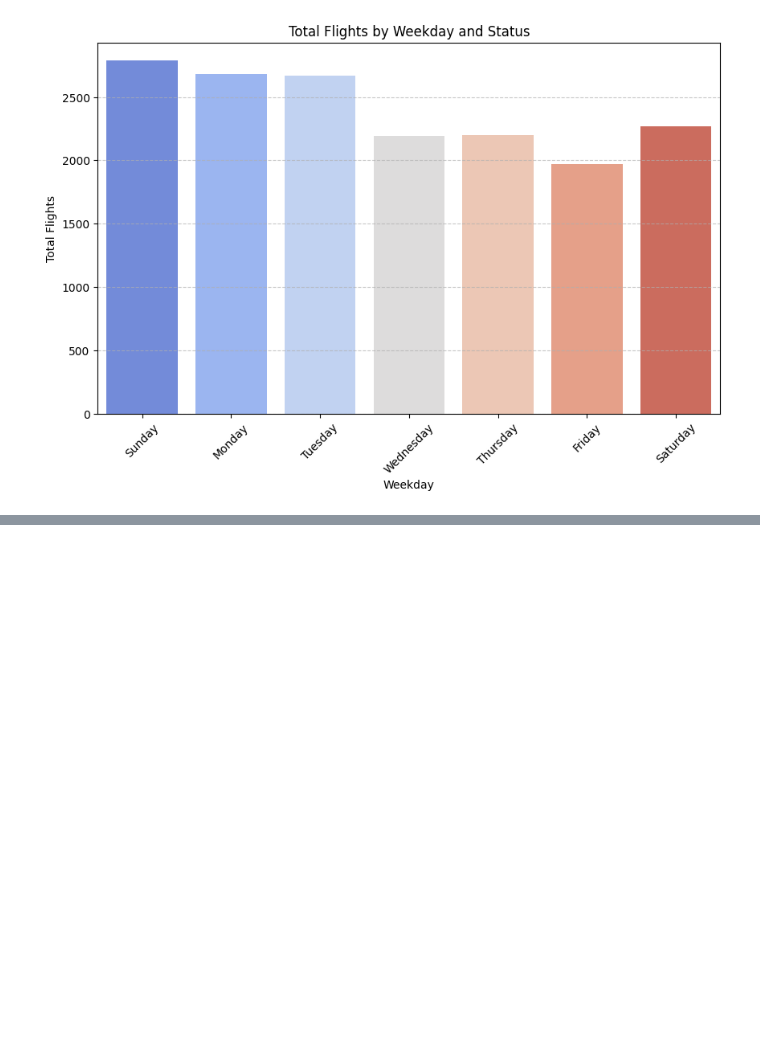
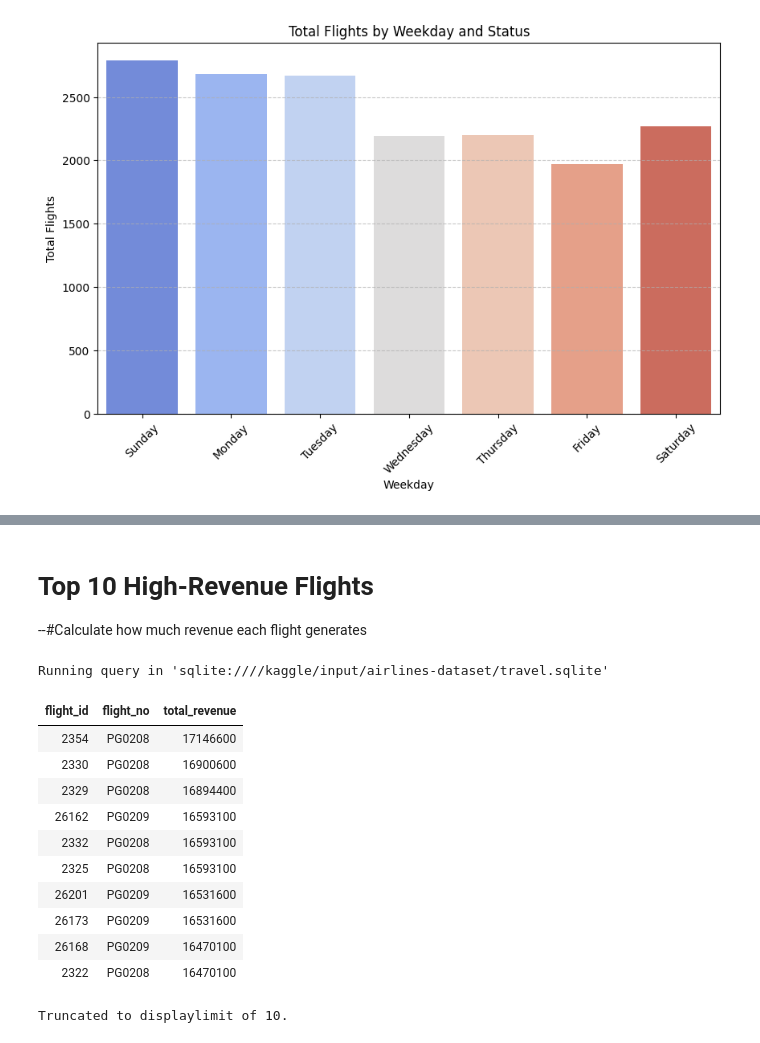
Before and after one commit to Daviedavie100/SQL_Projects, a Jupyter notebook: Airlines_EDA.ipynb, the cells around one changed output, grey strips where cells are left out. Drawn from its saved outputs; the diff is of its cells as text; code cells hidden in the pictures; blank space fills up the shorter version.

Commit message:
Kaggle Notebook | Airlines dataset: EDA and Viz using SQL & Python | Version 18

```diff
--- a/Airlines_EDA.ipynb
+++ b/Airlines_EDA.ipynb
@@ -684,0 +688,42 @@ plt.show()
+# %% [markdown]
+# Top 10 High-Revenue Flights
+--#Calculate how much revenue each flight generates
+# %%
+%%sql
+-- Top 10 High-Revenue Flights
+SELECT ac.flight_id,
+        ac.flight_no,
+        SUM(ac.amount) AS total_revenue
+FROM (
+SELECT
+    f.flight_id,
+    f.flight_no,
+    f.departure_airport,
+    f.arrival_airport,
+    f.status,
+    f.aircraft_code,
+    tf.ticket_no,
+    tf.fare_conditions,
+    tf.amount
+FROM flights f
+JOIN ticket_flights tf
+ON f.flight_id = tf.flight_id
+WHERE f.status IN ('Arrived', 'On Time', 'Departed')
+) ac
+GROUP BY ac.flight_id
+ORDER BY total_revenue DESC
+LIMIT 10;
+# %% [output]
+Running query in 'sqlite:////kaggle/input/airlines-dataset/travel.sqlite'
+| flight_id | flight_no | total_revenue |
+| 2354 | PG0208 | 17146600 |
+| 2330 | PG0208 | 16900600 |
+| 2329 | PG0208 | 16894400 |
+| 26162 | PG0209 | 16593100 |
+| 2332 | PG0208 | 16593100 |
+| 2325 | PG0208 | 16593100 |
+| 26201 | PG0209 | 16531600 |
+| 26173 | PG0209 | 16531600 |
+| 26168 | PG0209 | 16470100 |
+| 2322 | PG0208 | 16470100 |
+Truncated to displaylimit of 10.
```
Also changed, not shown: parts of 4 cells of this notebook.
